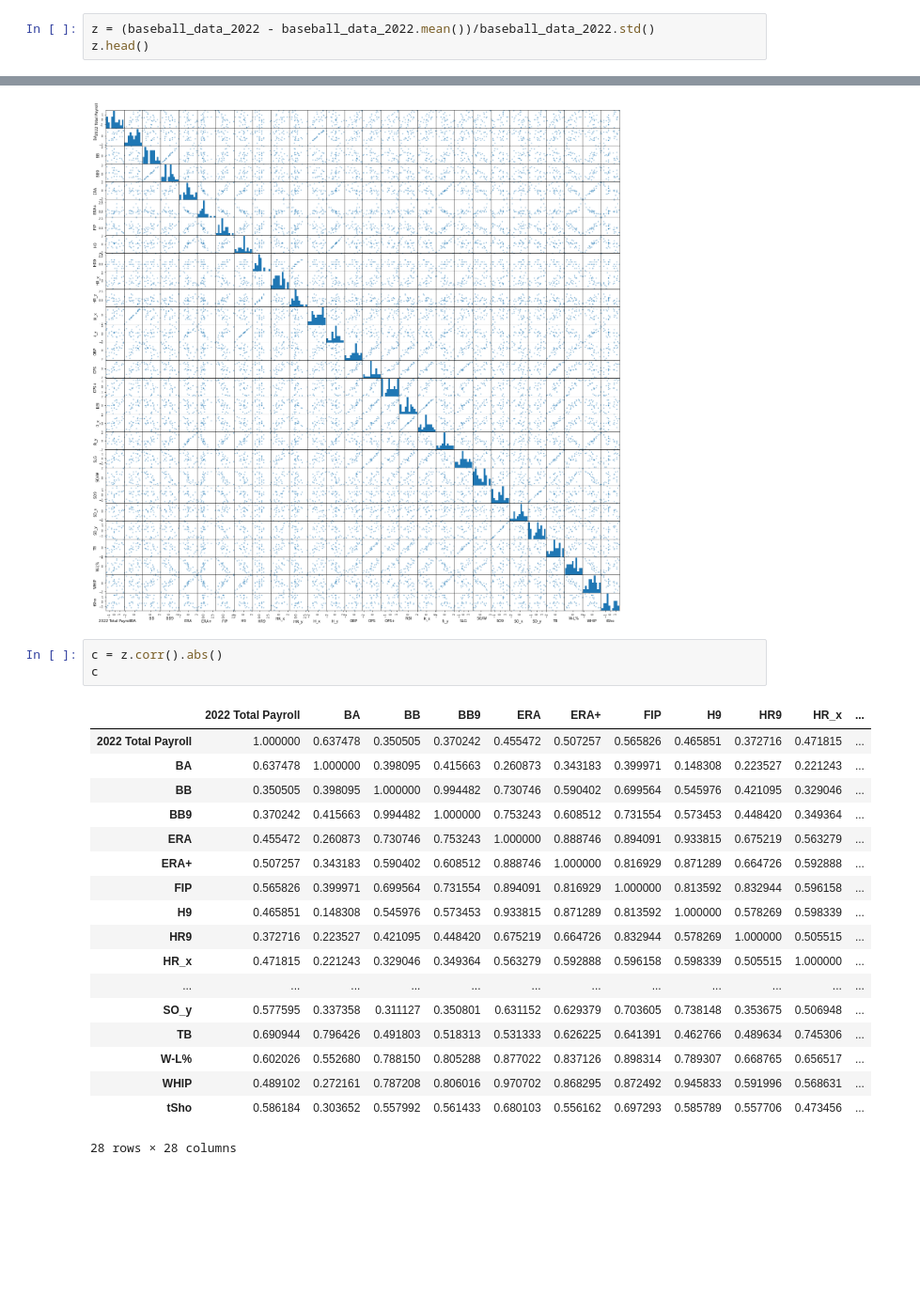
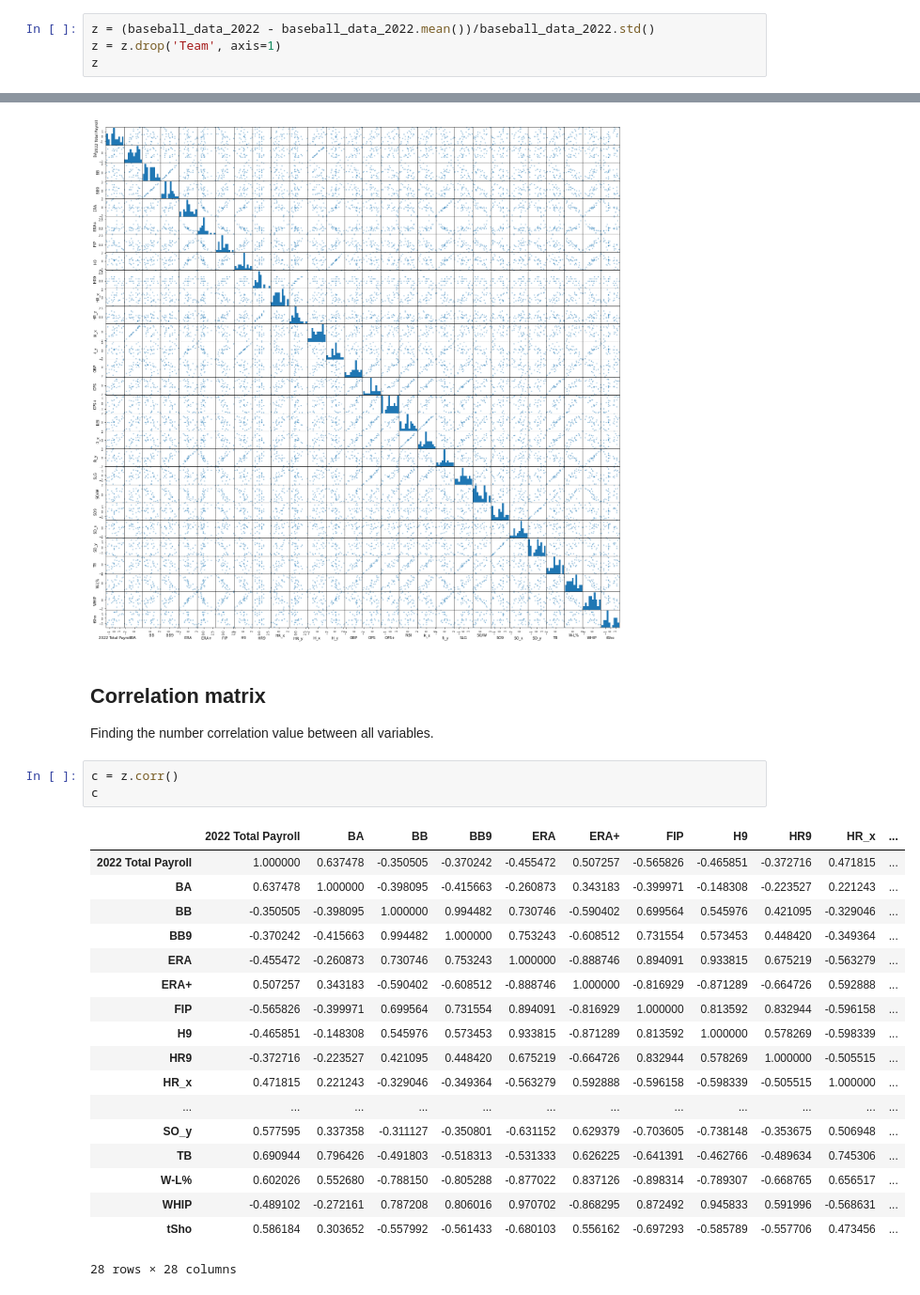
Before and after one commit to marcosfassiob/cmda3654_project, a Jupyter notebook: Project2.ipynb, the cells around one changed output, grey strips where cells are left out. Shown at 94% size. Cells and saved outputs as stored; diff of their text form; blank space fills up the shorter version.

```diff
--- a/Project2.ipynb
+++ b/Project2.ipynb
@@ -168,6 +178,7 @@ baseball_data_2022.head()
 # %%
 z = (baseball_data_2022 - baseball_data_2022.mean())/baseball_data_2022.std()
-z.head()
+z = z.drop('Team', axis=1)
+z
 # %% [output]
 |  | 2022 Total Payroll | BA | BB | BB9 | ERA | ERA+ | FIP | H9 | HR9 | HR_x | ... |
 | 0 | -1.031087 | -1.045480 | 0.116346 | 0.220102 | 0.511520 | -0.550141 | 0.896170 | 0.373667 | 0.573168 | -0.087932 | ... |
@@ -197,25 +223,29 @@ array([[<AxesSubplot:xlabel='2022 Total Payroll', ylabel='2022 Total Payroll'>,
         <AxesSubplot:xlabel='WHIP', ylabel='tSho'>,
         <AxesSubplot:xlabel='tSho', ylabel='tSho'>]], dtype=object)
 [figure]
+# %% [markdown]
+## Correlation matrix
+
+Finding the number correlation value between all variables.
 # %%
-c = z.corr().abs()
+c = z.corr()
 c
 # %% [output]
 |  | 2022 Total Payroll | BA | BB | BB9 | ERA | ERA+ | FIP | H9 | HR9 | HR_x | ... |
-| 2022 Total Payroll | 1.000000 | 0.637478 | 0.350505 | 0.370242 | 0.455472 | 0.507257 | 0.565826 | 0.465851 | 0.372716 | 0.471815 | ... |
-| BA | 0.637478 | 1.000000 | 0.398095 | 0.415663 | 0.260873 | 0.343183 | 0.399971 | 0.148308 | 0.223527 | 0.221243 | ... |
-| BB | 0.350505 | 0.398095 | 1.000000 | 0.994482 | 0.730746 | 0.590402 | 0.699564 | 0.545976 | 0.421095 | 0.329046 | ... |
-| BB9 | 0.370242 | 0.415663 | 0.994482 | 1.000000 | 0.753243 | 0.608512 | 0.731554 | 0.573453 | 0.448420 | 0.349364 | ... |
-| ERA | 0.455472 | 0.260873 | 0.730746 | 0.753243 | 1.000000 | 0.888746 | 0.894091 | 0.933815 | 0.675219 | 0.563279 | ... |
-| ERA+ | 0.507257 | 0.343183 | 0.590402 | 0.608512 | 0.888746 | 1.000000 | 0.816929 | 0.871289 | 0.664726 | 0.592888 | ... |
-| FIP | 0.565826 | 0.399971 | 0.699564 | 0.731554 | 0.894091 | 0.816929 | 1.000000 | 0.813592 | 0.832944 | 0.596158 | ... |
-| H9 | 0.465851 | 0.148308 | 0.545976 | 0.573453 | 0.933815 | 0.871289 | 0.813592 | 1.000000 | 0.578269 | 0.598339 | ... |
-| HR9 | 0.372716 | 0.223527 | 0.421095 | 0.448420 | 0.675219 | 0.664726 | 0.832944 | 0.578269 | 1.000000 | 0.505515 | ... |
-| HR_x | 0.471815 | 0.221243 | 0.329046 | 0.349364 | 0.563279 | 0.592888 | 0.596158 | 0.598339 | 0.505515 | 1.000000 | ... |
+| 2022 Total Payroll | 1.000000 | 0.637478 | -0.350505 | -0.370242 | -0.455472 | 0.507257 | -0.565826 | -0.465851 | -0.372716 | 0.471815 | ... |
+| BA | 0.637478 | 1.000000 | -0.398095 | -0.415663 | -0.260873 | 0.343183 | -0.399971 | -0.148308 | -0.223527 | 0.221243 | ... |
+| BB | -0.350505 | -0.398095 | 1.000000 | 0.994482 | 0.730746 | -0.590402 | 0.699564 | 0.545976 | 0.421095 | -0.329046 | ... |
+| BB9 | -0.370242 | -0.415663 | 0.994482 | 1.000000 | 0.753243 | -0.608512 | 0.731554 | 0.573453 | 0.448420 | -0.349364 | ... |
+| ERA | -0.455472 | -0.260873 | 0.730746 | 0.753243 | 1.000000 | -0.888746 | 0.894091 | 0.933815 | 0.675219 | -0.563279 | ... |
+| ERA+ | 0.507257 | 0.343183 | -0.590402 | -0.608512 | -0.888746 | 1.000000 | -0.816929 | -0.871289 | -0.664726 | 0.592888 | ... |
+| FIP | -0.565826 | -0.399971 | 0.699564 | 0.731554 | 0.894091 | -0.816929 | 1.000000 | 0.813592 | 0.832944 | -0.596158 | ... |
+| H9 | -0.465851 | -0.148308 | 0.545976 | 0.573453 | 0.933815 | -0.871289 | 0.813592 | 1.000000 | 0.578269 | -0.598339 | ... |
+| HR9 | -0.372716 | -0.223527 | 0.421095 | 0.448420 | 0.675219 | -0.664726 | 0.832944 | 0.578269 | 1.000000 | -0.505515 | ... |
+| HR_x | 0.471815 | 0.221243 | -0.329046 | -0.349364 | -0.563279 | 0.592888 | -0.596158 | -0.598339 | -0.505515 | 1.000000 | ... |
 | ... | ... | ... | ... | ... | ... | ... | ... | ... | ... | ... | ... |
-| SO_y | 0.577595 | 0.337358 | 0.311127 | 0.350801 | 0.631152 | 0.629379 | 0.703605 | 0.738148 | 0.353675 | 0.506948 | ... |
-| TB | 0.690944 | 0.796426 | 0.491803 | 0.518313 | 0.531333 | 0.626225 | 0.641391 | 0.462766 | 0.489634 | 0.745306 | ... |
-| W-L% | 0.602026 | 0.552680 | 0.788150 | 0.805288 | 0.877022 | 0.837126 | 0.898314 | 0.789307 | 0.668765 | 0.656517 | ... |
-| WHIP | 0.489102 | 0.272161 | 0.787208 | 0.806016 | 0.970702 | 0.868295 | 0.872492 | 0.945833 | 0.591996 | 0.568631 | ... |
-| tSho | 0.586184 | 0.303652 | 0.557992 | 0.561433 | 0.680103 | 0.556162 | 0.697293 | 0.585789 | 0.557706 | 0.473456 | ... |
+| SO_y | 0.577595 | 0.337358 | -0.311127 | -0.350801 | -0.631152 | 0.629379 | -0.703605 | -0.738148 | -0.353675 | 0.506948 | ... |
+| TB | 0.690944 | 0.796426 | -0.491803 | -0.518313 | -0.531333 | 0.626225 | -0.641391 | -0.462766 | -0.489634 | 0.745306 | ... |
+| W-L% | 0.602026 | 0.552680 | -0.788150 | -0.805288 | -0.877022 | 0.837126 | -0.898314 | -0.789307 | -0.668765 | 0.656517 | ... |
+| WHIP | -0.489102 | -0.272161 | 0.787208 | 0.806016 | 0.970702 | -0.868295 | 0.872492 | 0.945833 | 0.591996 | -0.568631 | ... |
+| tSho | 0.586184 | 0.303652 | -0.557992 | -0.561433 | -0.680103 | 0.556162 | -0.697293 | -0.585789 | -0.557706 | 0.473456 | ... |
 28 rows × 28 columns
```
Also changed, not shown: parts of 27 cells of this notebook, 2 other files.
